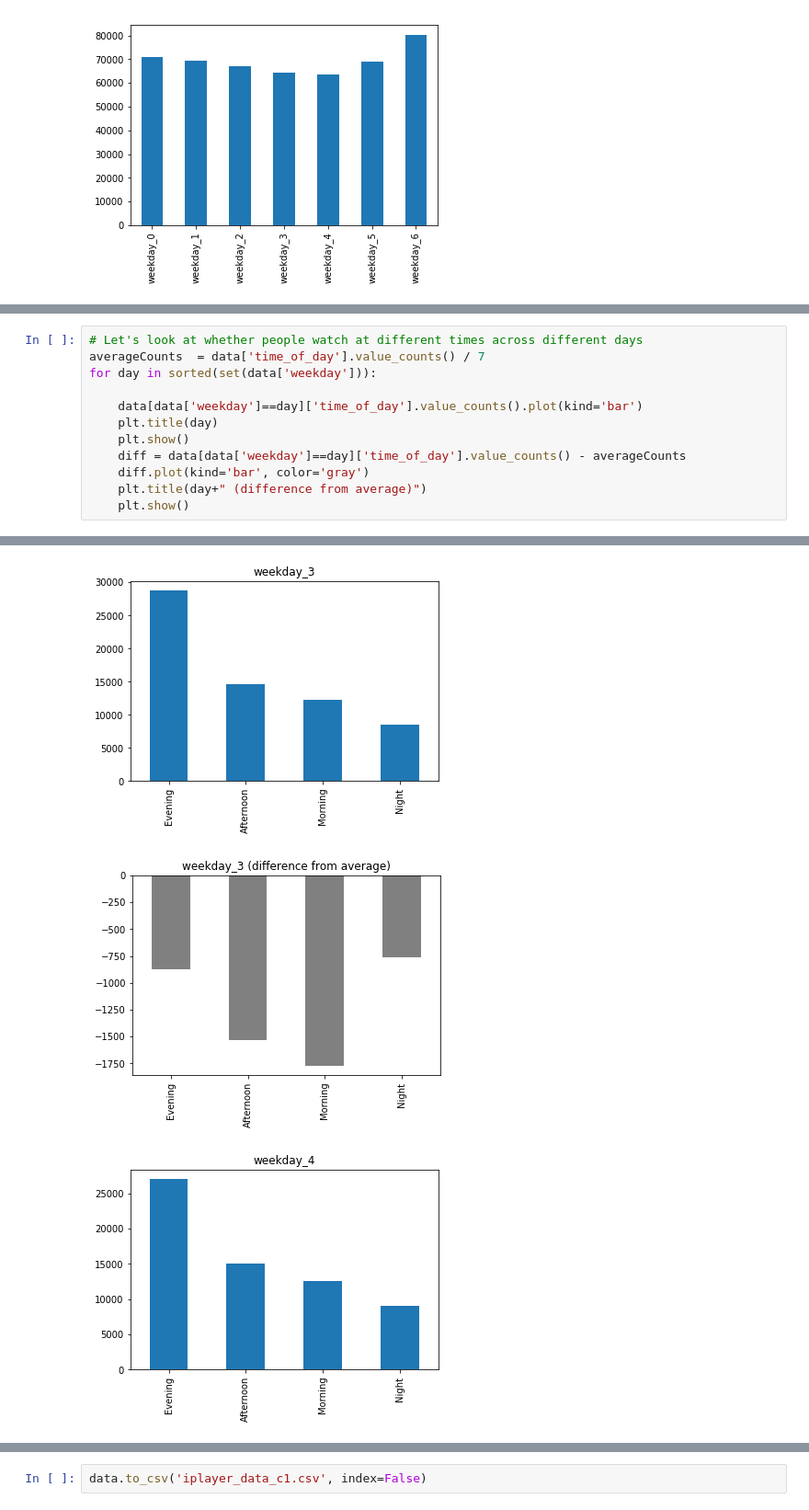
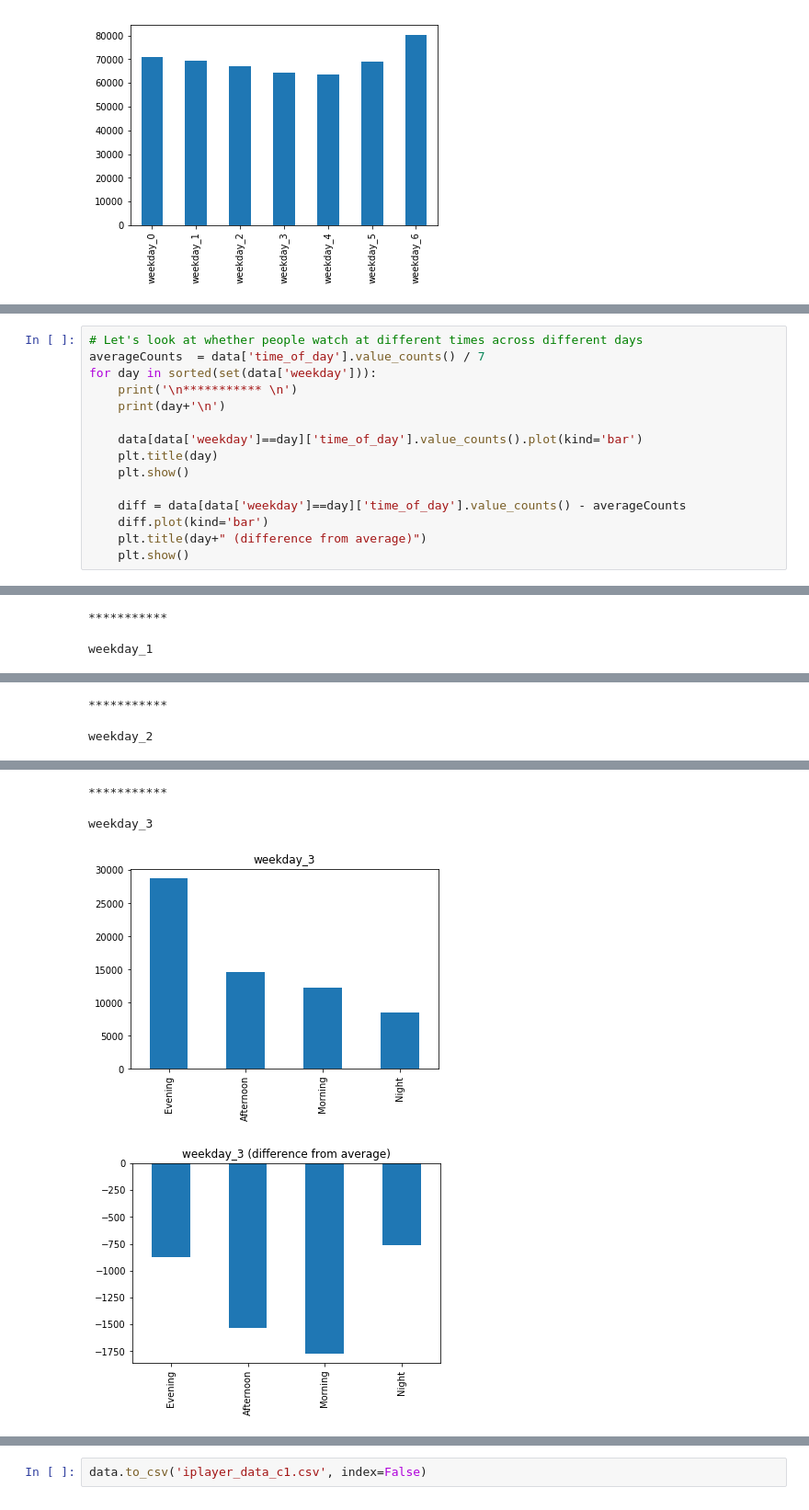
Before and after one commit to bbc/datalab-ml-training, a Jupyter notebook: iPlayerForecast_course1.ipynb, the cells around one changed output, grey strips where cells are left out. Shown at 92% size. Cells and saved outputs as stored; diff of their text form.

```diff
--- a/iPlayerForecast_course1.ipynb
+++ b/iPlayerForecast_course1.ipynb
@@ -588,12 +630,15 @@ By looking at the equivalent plot for _minutes consumed_ we see a very similar p
 # Let's look at whether people watch at different times across different days
 averageCounts  = data['time_of_day'].value_counts() / 7
 for day in sorted(set(data['weekday'])):
+    print('\n*********** \n')
+    print(day+'\n')
 
     data[data['weekday']==day]['time_of_day'].value_counts().plot(kind='bar')
     plt.title(day)
     plt.show()
+
     diff = data[data['weekday']==day]['time_of_day'].value_counts() - averageCounts
-    diff.plot(kind='bar', color='gray')
+    diff.plot(kind='bar')
     plt.title(day+" (difference from average)")
     plt.show()
 # %% [output]
@@ -602 +650,4 @@ for day in sorted(set(data['weekday'])):
+***********
+
+weekday_1
 [figure]
@@ -604 +655,4 @@ for day in sorted(set(data['weekday'])):
+***********
+
+weekday_2
 [figure]
@@ -606,3 +660,5 @@ for day in sorted(set(data['weekday'])):
+***********
+
+weekday_3
 [figure]
-[figure, old version]
+[figure, new version]
-[figure, removed]
```
Also changed, not shown: parts of 54 cells of this notebook.
